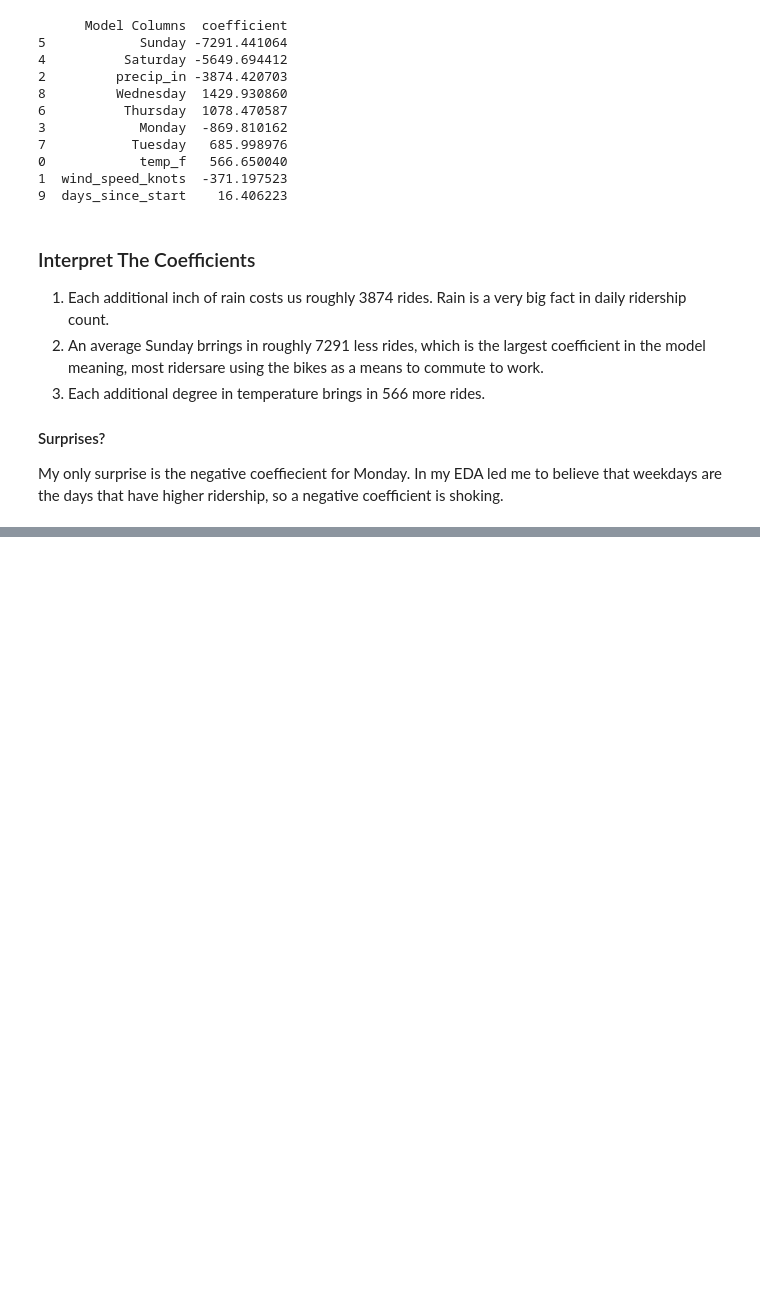
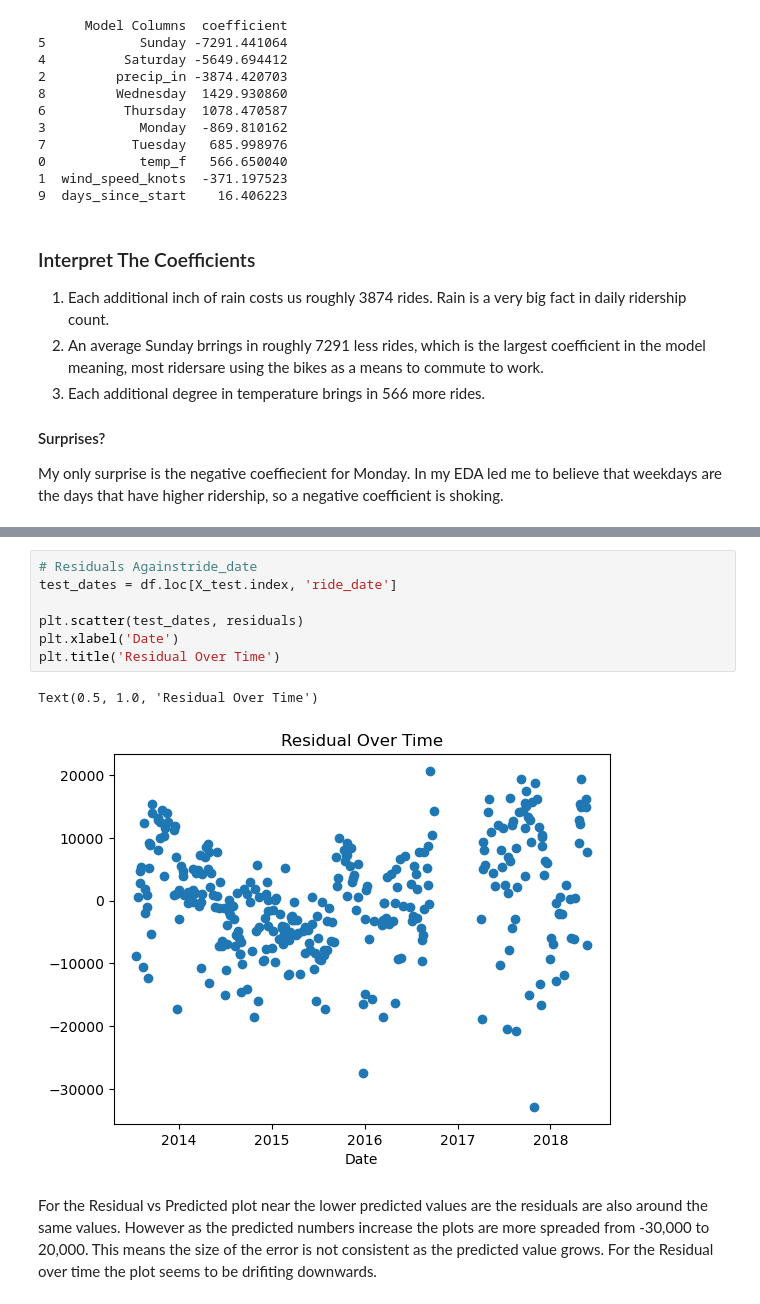
Before and after one commit to Sheryl122/citibike-ridership-model, a Jupyter notebook: code/model.ipynb, the cells around one changed output, grey strips where cells are left out. Cells and saved outputs as stored; diff of their text form; blank space fills up the shorter version.

```diff
--- a/code/model.ipynb
+++ b/code/model.ipynb
@@ -125,0 +138,13 @@ My only surprise is the negative coeffiecient for Monday. In my EDA led me to be
+# %%
+# Residuals Againstride_date
+test_dates = df.loc[X_test.index, 'ride_date']
+
+plt.scatter(test_dates, residuals)
+plt.xlabel('Date')
+plt.title('Residual Over Time')
+# %% [output]
+Text(0.5, 1.0, 'Residual Over Time')
+[figure, added]
+# %% [markdown]
+For the Residual vs Predicted plot near the lower predicted values are the residuals are also around the same values. However as the predicted numbers increase the plots are more spreaded from -30,000 to 20,000. This means the size of the error is not consistent as the predicted value grows.
+For the Residual over time the plot seems to be drifiting downwards.
```
Also changed, not shown: parts of 4 cells of this notebook, 1 other file.
